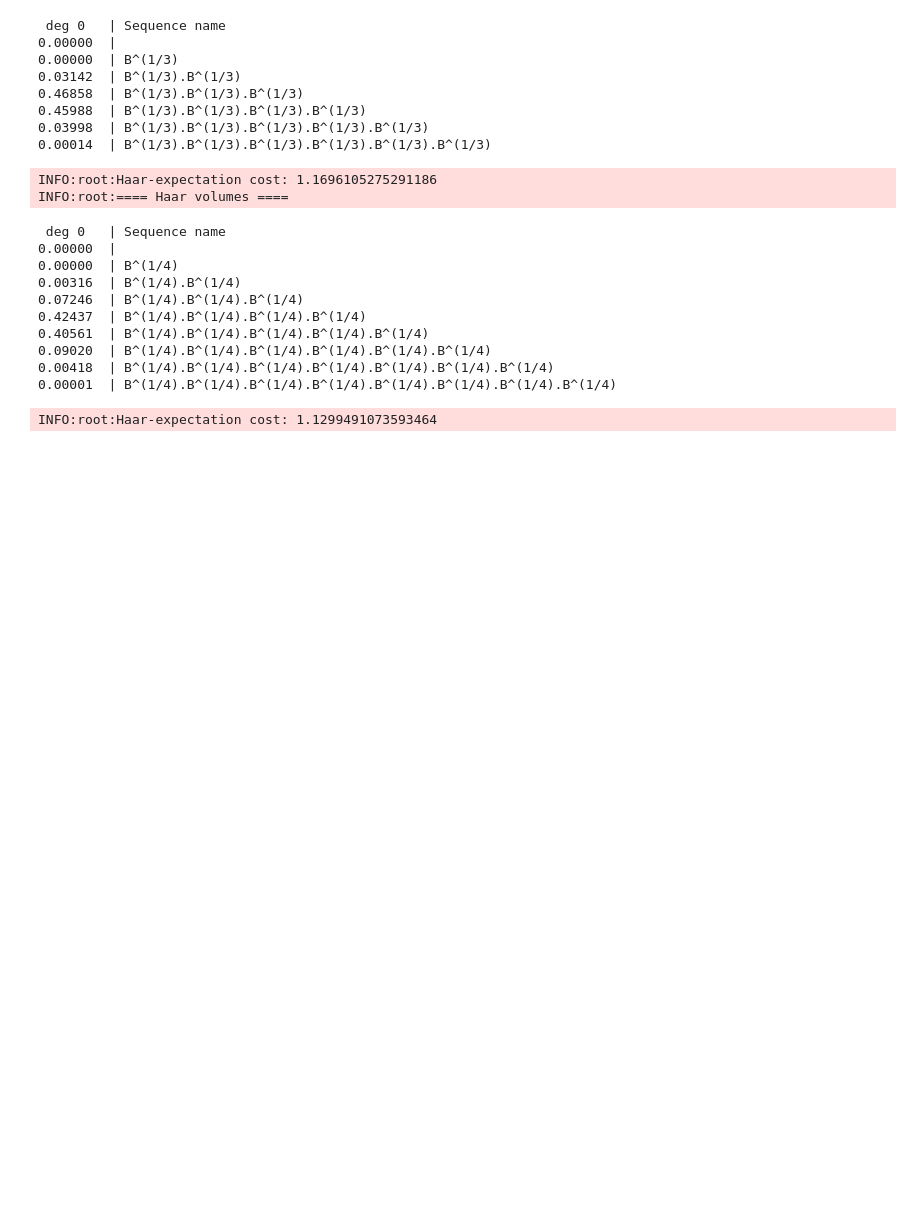
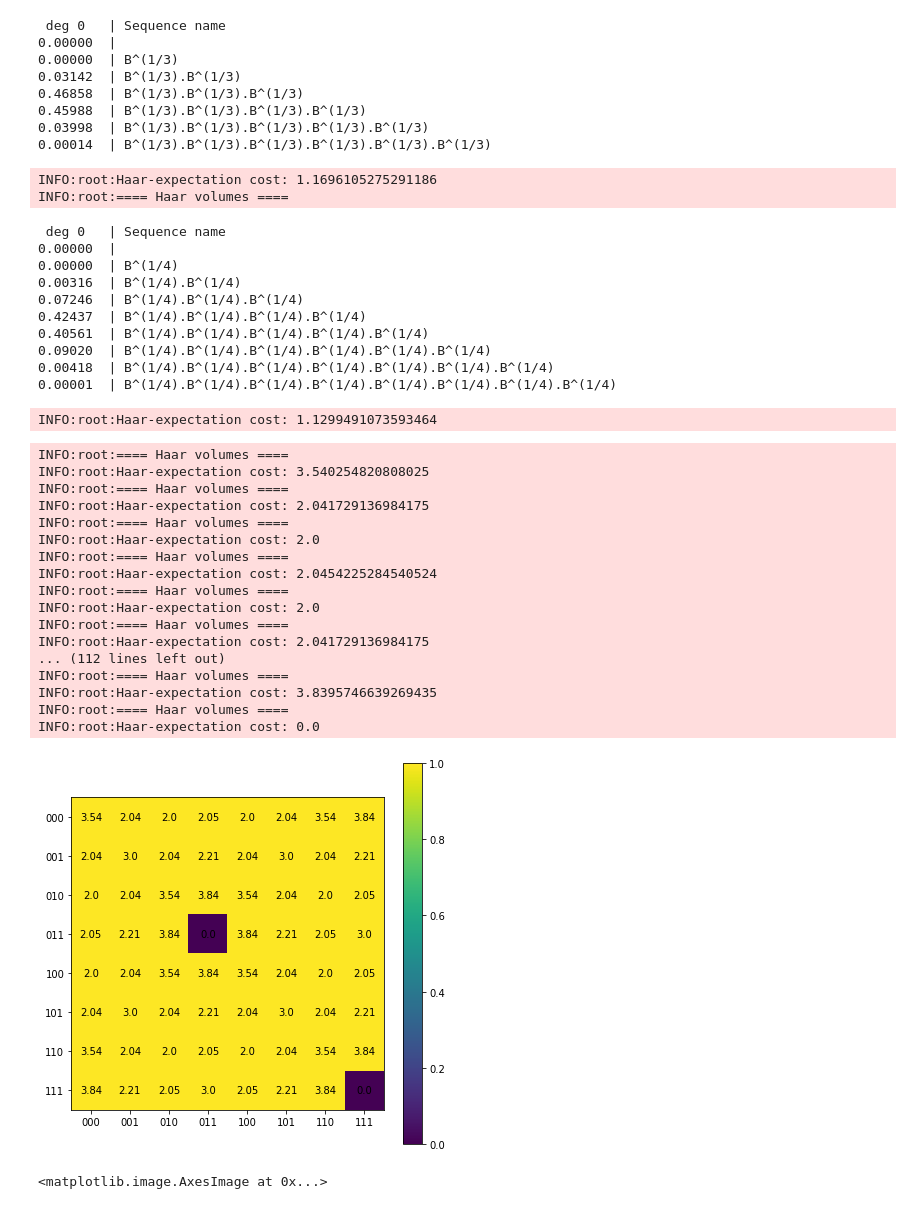
Before and after one commit to Pitt-JonesLab/slam_decomposition, a Jupyter notebook: src/scripts/basis_coverage.ipynb, the cells around one changed output. Saved outputs shown, nothing was run; the diff lists cells and outputs as text; code cells hidden in the pictures; blank space fills up the shorter version.

Commit message:
some b gate experiments

```diff
--- a/src/scripts/basis_coverage.ipynb
+++ b/src/scripts/basis_coverage.ipynb
@@ -42,12 +44,12 @@ INFO:root:Haar-expectation cost: 3.0001374571237025
 # %%
 #test to see expected costs of fractional B gates
-from src.utils.custom_gates import CustomGate
+from src.utils.custom_gates import CustomCostGate
 from src.hamiltonian import ConversionGainHamiltonian
 import numpy as np
 h = ConversionGainHamiltonian()
 for d in range(1,5):
     u = h._construct_U_lambda(3*np.pi/8, np.pi/8)(1/d).full()
-    u = CustomGate(u, f"B^(1/{d})", duration=1/d)
+    u = CustomCostGate(u, f"B^(1/{d})", cost=1/d)
     gate_set_to_coverage(u)
 # %% [output]
 INFO:root:==== Haar volumes ====
@@ -90,0 +91,39 @@ INFO:root:Haar-expectation cost: 1.1299491073593464
+# %%
+#sweep parameters of B gate with t=1 to see how expected haar changes
+from src.utils.custom_gates import CustomCostGate
+from src.hamiltonian import ConversionGainHamiltonian
+from src.utils.polytope_wrap import gate_set_to_coverage
+import numpy as np
+h = ConversionGainHamiltonian()
+data = []
+for i in range(1,9):
+    temp_data = []
+    for j in range(1,9):
+        u = h._construct_U_lambda(i*np.pi/8, j*np.pi/8)(1).full()
+        u = CustomCostGate(u, f"B({i*np.pi/8, j*np.pi/8})", cost=1)
+        result = gate_set_to_coverage(u, chatty=False)
+        temp_data.append(result)
+    data.append(temp_data)
+
+from src.utils.visualize import plotMatrix
+plotMatrix(np.matrix(data))
+# %% [output]
+INFO:root:==== Haar volumes ====
+INFO:root:Haar-expectation cost: 3.540254820808025
+INFO:root:==== Haar volumes ====
+INFO:root:Haar-expectation cost: 2.041729136984175
+INFO:root:==== Haar volumes ====
+INFO:root:Haar-expectation cost: 2.0
+INFO:root:==== Haar volumes ====
+INFO:root:Haar-expectation cost: 2.0454225284540524
+INFO:root:==== Haar volumes ====
+INFO:root:Haar-expectation cost: 2.0
+INFO:root:==== Haar volumes ====
+INFO:root:Haar-expectation cost: 2.041729136984175
+... (112 lines left out)
+INFO:root:==== Haar volumes ====
+INFO:root:Haar-expectation cost: 3.8395746639269435
+INFO:root:==== Haar volumes ====
+INFO:root:Haar-expectation cost: 0.0
+[figure, added]
+<matplotlib.image.AxesImage at 0x...>
```
Also changed, not shown: parts of 3 cells of this notebook, 5 other files.
